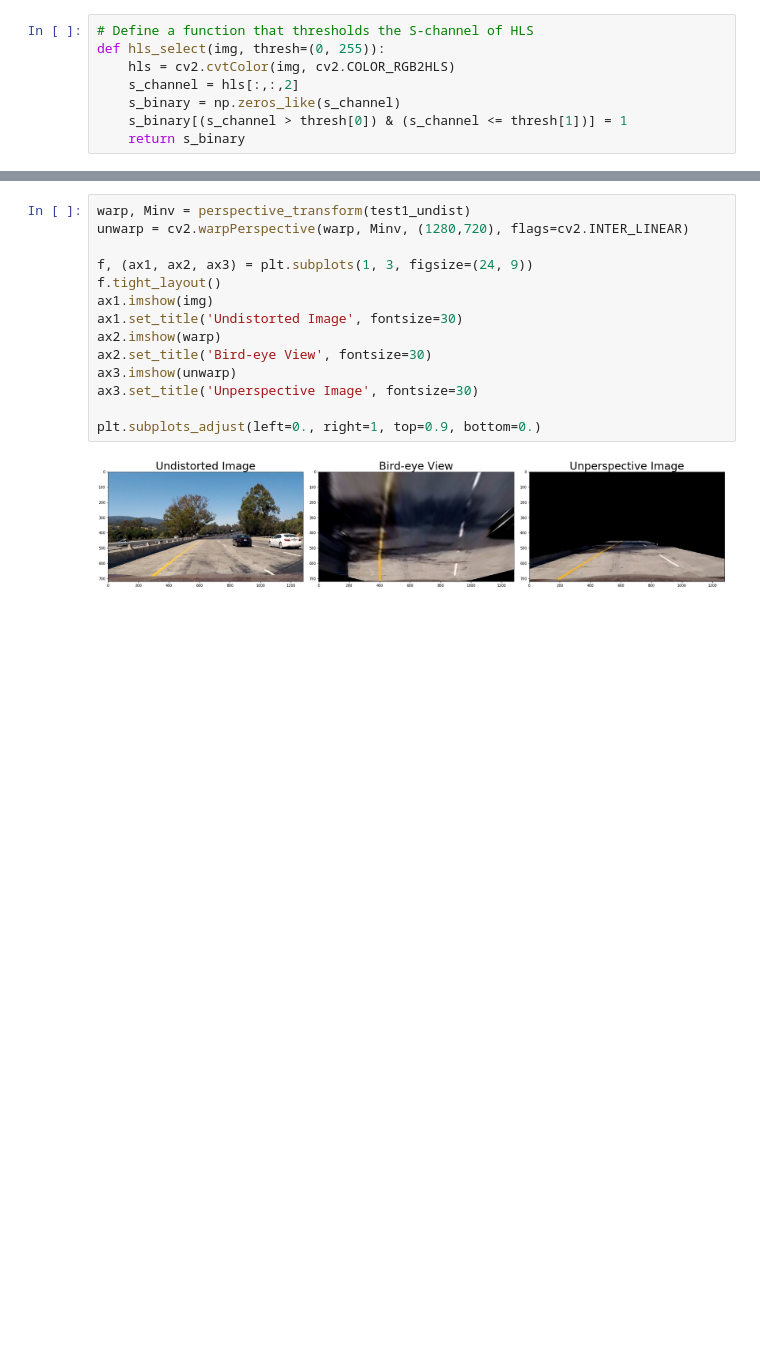
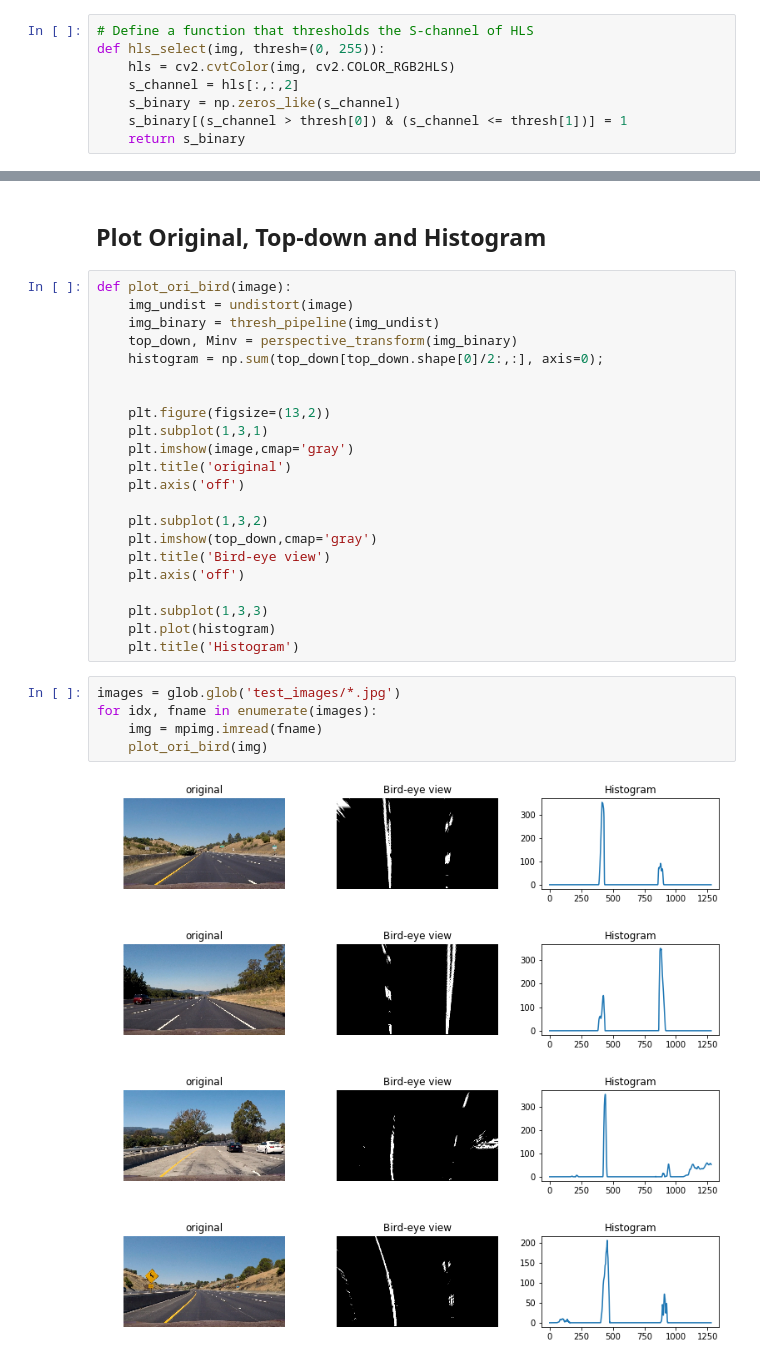
Before and after one commit to tx2016/Self-Driving_Car-Nanodegree-Projects, a Jupyter notebook: CarND-Advanced-Lane-Lines/Camera_Calibration & Interactive_Thresholding.ipynb, the cells around one changed output, grey strips where cells are left out. Drawn from its saved outputs; the diff is of its cells as text; blank space fills up the shorter version.

```diff
--- a/CarND-Advanced-Lane-Lines/Camera_Calibration & Interactive_Thresholding.ipynb
+++ b/CarND-Advanced-Lane-Lines/Camera_Calibration & Interactive_Thresholding.ipynb
@@ -210,17 +245,35 @@ def perspective_transform(img):
     return warped, Minv
-# %%
-warp, Minv = perspective_transform(test1_undist)
-unwarp = cv2.warpPerspective(warp, Minv, (1280,720), flags=cv2.INTER_LINEAR)
-
-f, (ax1, ax2, ax3) = plt.subplots(1, 3, figsize=(24, 9))
-f.tight_layout()
-ax1.imshow(img)
-ax1.set_title('Undistorted Image', fontsize=30)
-ax2.imshow(warp)
-ax2.set_title('Bird-eye View', fontsize=30)
-ax3.imshow(unwarp)
-ax3.set_title('Unperspective Image', fontsize=30)
-
-plt.subplots_adjust(left=0., right=1, top=0.9, bottom=0.)
-# %% [output]
-[figure, removed]
+# %% [markdown]
+## Plot Original, Top-down and Histogram
+# %%
+def plot_ori_bird(image):
+    img_undist = undistort(image)
+    img_binary = thresh_pipeline(img_undist)
+    top_down, Minv = perspective_transform(img_binary)
+    histogram = np.sum(top_down[top_down.shape[0]/2:,:], axis=0);
+
+
+    plt.figure(figsize=(13,2))
+    plt.subplot(1,3,1)
+    plt.imshow(image,cmap='gray')
+    plt.title('original')
+    plt.axis('off')
+
+    plt.subplot(1,3,2)
+    plt.imshow(top_down,cmap='gray')
+    plt.title('Bird-eye view')
+    plt.axis('off')
+
+    plt.subplot(1,3,3)
+    plt.plot(histogram)
+    plt.title('Histogram')
+# %%
+images = glob.glob('test_images/*.jpg')
+for idx, fname in enumerate(images):
+    img = mpimg.imread(fname)
+    plot_ori_bird(img)
+# %% [output]
+[figure, added]
+[figure, added]
+[figure, added]
+[figure, added]
```
Also changed, not shown: parts of 14 cells of this notebook.
